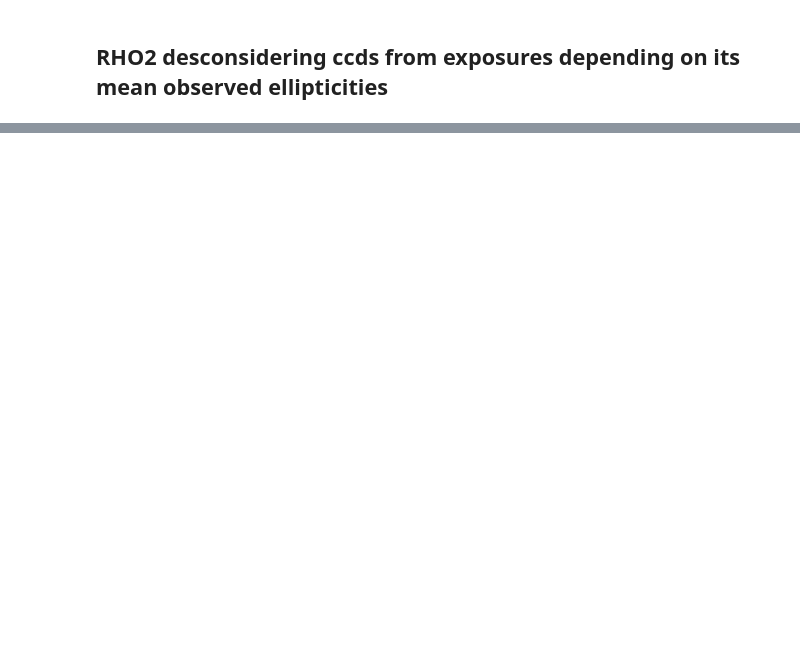
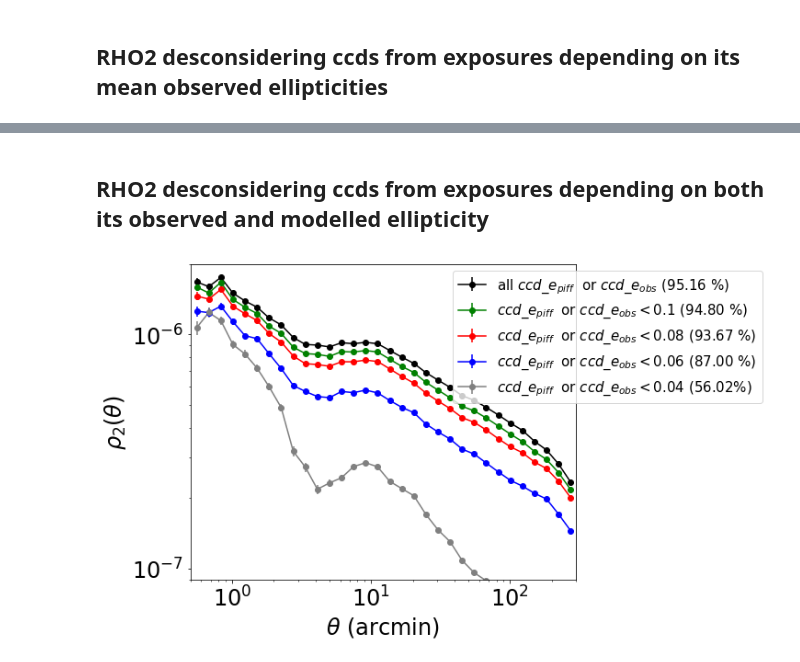
Before and after one commit to andalenavals/notebooks, a Jupyter notebook: y3a1-v29tests/y3a1-v29TESTS.ipynb, the cells around one changed output, grey strips where cells are left out. Saved outputs shown, nothing was run; the diff lists cells and outputs as text; code cells hidden in the pictures; blank space fills up the shorter version.

Commit message:
test4

```diff
--- a/y3a1-v29tests/y3a1-v29TESTS.ipynb
+++ b/y3a1-v29tests/y3a1-v29TESTS.ipynb
@@ -658,0 +662,45 @@ plt.savefig('rho2p_y3a1-v29_neglectingccdsbyepiff.pdf', dpi=150)
+# %% [markdown]
+## RHO2 desconsidering ccds from exposures depending on both its observed and modelled ellipticity
+# %%
+%matplotlib inline
+import matplotlib.pyplot as plt
+
+meanr,rho2p, sig_rho2, sqrtn= readrho2fromjson("json/test4b/allzones_rho_all_irz.json")
+meanr_1,rho2p_1, sig_rho2_1, sqrtn_1 = readrho2fromjson("json/test4b/allzones_ccd_eorep0.1_rho_all_irz.json")
+meanr_2,rho2p_2, sig_rho2_2, sqrtn_2 = readrho2fromjson("json/test4b/allzones_ccd_eorep0.08_rho_all_irz.json")
+meanr_3,rho2p_3, sig_rho2_3, sqrtn_3 = readrho2fromjson("json/test4b/allzones_ccd_eorep0.06_rho_all_irz.json")
+meanr_4,rho2p_4, sig_rho2_4, sqrtn_4 = readrho2fromjson("json/test4b/allzones_ccd_eorep0.04_rho_all_irz.json")
+
+fig=plt.figure(1,figsize=(12,6))
+
+pretty_rho2(meanr, rho2p, sig_rho2, sqrtn,figcolor='black')
+pretty_rho2(meanr_1, rho2p_1, sig_rho2_1, sqrtn_1,figcolor='green')
+pretty_rho2(meanr_2, rho2p_2, sig_rho2_2, sqrtn_2,figcolor='red')
+pretty_rho2(meanr_3, rho2p_3, sig_rho2_3, sqrtn_3,figcolor='blue')
+pretty_rho2(meanr_4, rho2p_4, sig_rho2_4, sqrtn_3,figcolor='gray')
+
+
+rho2_line = plt.errorbar(-meanr, rho2p, yerr=sig_rho2, color='black', marker='o')
+rho2_line_1 = plt.errorbar(-meanr_1, rho2p_1, yerr=sig_rho2_1, color='green', marker='o')
+rho2_line_2 = plt.errorbar(-meanr_2, rho2p_2, yerr=sig_rho2_2, color='red', marker='o')
+rho2_line_3 = plt.errorbar(-meanr_3, rho2p_3, yerr=sig_rho2_3, color='blue', marker='o')
+rho2_line_4 = plt.errorbar(-meanr_4, rho2p_4, yerr=sig_rho2_4, color='gray', marker='o')
+
+plt.legend([rho2_line, rho2_line_1, rho2_line_2, rho2_line_3 , rho2_line_4  ],
+           ['all 'r'$ccd\_e_{piff}$ 'r' or 'r'$ccd\_e_{obs}$'+' (95.16 $\%$)',
+            r'$ccd\_e_{piff}$ 'r' or 'r'$ccd\_e_{obs}<0.1$'+' (94.80 $\%$)',
+            r'$ccd\_e_{piff}$ 'r' or 'r'$ccd\_e_{obs}<0.08$'+' (93.67 $\%$)',
+            r'$ccd\_e_{piff}$ 'r' or 'r'$ccd\_e_{obs}<0.06$'+' (87.00 $\%$)',
+            r'$ccd\_e_{piff}$ 'r' or 'r'$ccd\_e_{obs}<0.04$'+' (56.02$\%$)'],
+           loc='upper right', fontsize=15, bbox_to_anchor=(1.5,1.0))#bbox_to_anchor=(0.5,-0.1)
+plt.ylim( [9.e-8, 2.e-6] )
+plt.tick_params(axis='both', which='major', labelsize=24)
+plt.xlim( [0.5,300.] )
+plt.xlabel(r'$\theta$ (arcmin)', fontsize=24)
+plt.ylabel(r'$\rho_{2}(\theta)$', fontsize=24)
+plt.xscale('log')
+plt.yscale('log', nonposy='clip')
+plt.tight_layout()
+plt.savefig('rho2p_y3a1-v29_neglectingccdsbyepifforeobs.pdf', dpi=150)
+# %% [output]
+[figure, added]
```
Also changed, not shown: parts of 2 cells of this notebook, 6 other files.
